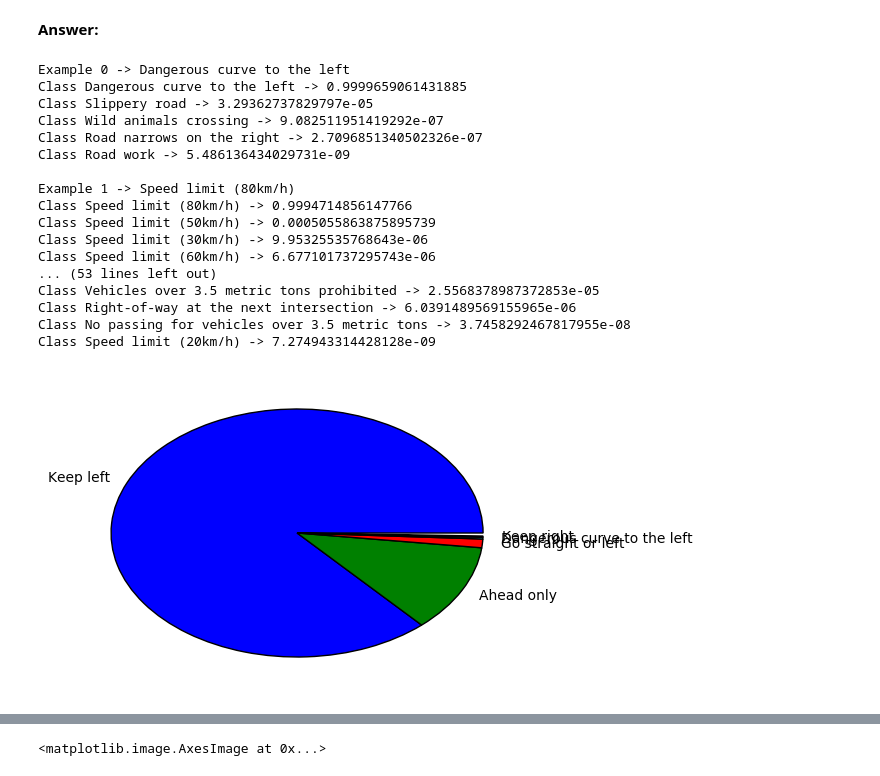
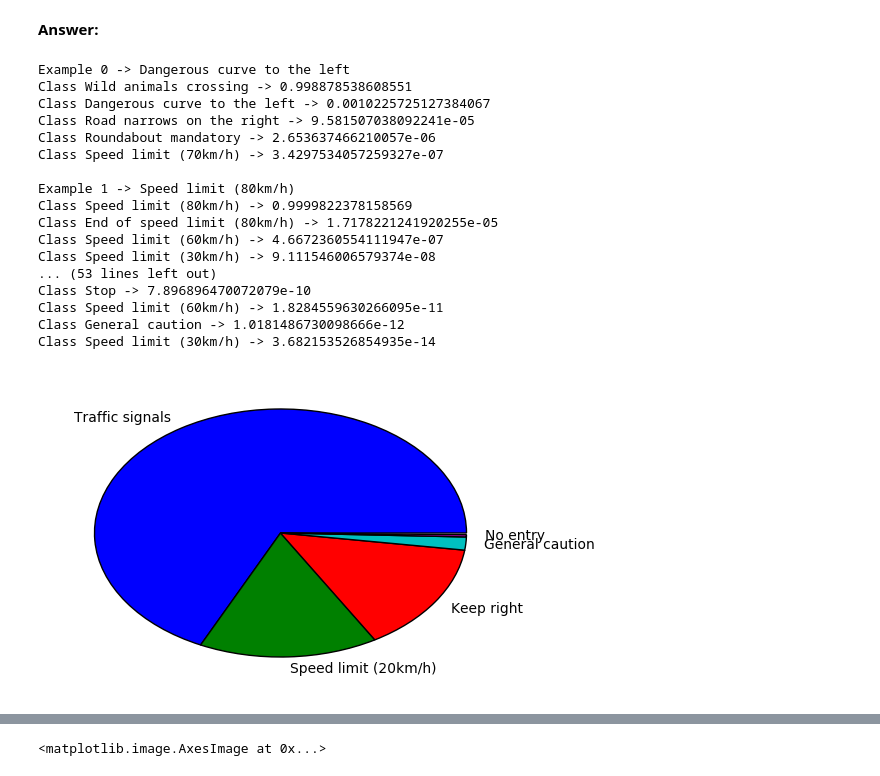
Before and after one commit to hristo-vrigazov/traffic-signs, a Jupyter notebook: Traffic_Sign_Classifier.ipynb, the cells around one changed output, grey strips where cells are left out. Saved outputs shown, nothing was run; the diff lists cells and outputs as text; code cells hidden in the pictures.

```diff
--- a/Traffic_Sign_Classifier.ipynb
+++ b/Traffic_Sign_Classifier.ipynb
@@ -391,7 +388,7 @@ def evaluate(X_data, y_data, sess):
     total_accuracy = 0
     for offset in range(0, num_examples, BATCH_SIZE):
         batch_x, batch_y = X_data[offset:offset+BATCH_SIZE], y_data[offset:offset+BATCH_SIZE]
-        accuracy = sess.run(accuracy_operation, feed_dict={x: batch_x, y: batch_y})
+        accuracy = sess.run(accuracy_operation, feed_dict={x: batch_x, y: batch_y, dropout_prob:1.0})
         total_accuracy += (accuracy * len(batch_x))
     return total_accuracy / num_examples
 # %%
@@ -422,22 +420,22 @@ with tf.Session() as sess:
         for offset in range(0, num_examples, BATCH_SIZE):
             end = offset + BATCH_SIZE
             batch_x, batch_y = X_train[offset:end], y_train[offset:end]
-            sess.run(training_operation, feed_dict={x: batch_x, y: batch_y})
+            sess.run(training_operation, feed_dict={x: batch_x, y: batch_y, dropout_prob:0.8})
 
-            for k in range(5):
-                rescaled_x, rescaled_y = get_scaled(batch_x, batch_y, 32 - (k*2+1))
-                sess.run(training_operation, feed_dict={x: rescaled_x, y:rescaled_y})
-            for k in range(-1, 2):
-                translated_x, translated_y = get_translated(batch_x, batch_y, k*2)
-                sess.run(training_operation, feed_dict={x: translated_x, y: translated_y})
+#             for k in range(5):
+#                 rescaled_x, rescaled_y = get_scaled(batch_x, batch_y, 32 - (k*2+1))
+#                 sess.run(training_operation, feed_dict={x: rescaled_x, y:rescaled_y})
+#             for k in range(-1, 2):
+#                 translated_x, translated_y = get_translated(batch_x, batch_y, k*2)
+#                 sess.run(training_operation, feed_dict={x: translated_x, y: translated_y})
 
-            for k in range(-1, 2):
-                translated_x, translated_y = get_translated(batch_x, batch_y, 0, k*2)
-                sess.run(training_operation, feed_dict={x: translated_x, y: translated_y})
+#             for k in range(-1, 2):
+#                 translated_x, translated_y = get_translated(batch_x, batch_y, 0, k*2)
+#                 sess.run(training_operation, feed_dict={x: translated_x, y: translated_y})
 
-            for l in range(-1, 2):
-                rotated_x, rotated_y = get_rotated(batch_x, batch_y, l*2)
-                sess.run(training_operation, feed_dict={x: rotated_x, y: rotated_y})
+#             for l in range(-1, 2):
+#                 rotated_x, rotated_y = get_rotated(batch_x, batch_y, l*2)
+#                 sess.run(training_operation, feed_dict={x: rotated_x, y: rotated_y})
 
         validation_accuracy = evaluate(X_validation, y_validation, sess)
         if validation_accuracy > best_validation_accuracy:
@@ -572,7 +575,7 @@ import tensorflow as tf
 with tf.Graph().as_default() as g:
     with tf.Session() as sess:
         loader = tf.train.import_meta_graph('lenet.meta')
-        x,y, one_hot= tf.get_collection('inputs')[:3]
+        x,y, one_hot, dropout_prob= tf.get_collection('inputs')[:4]
         logits, correct_prediction, accuracy_operation = tf.get_collection('outputs')[:3]
         loader.restore(sess, tf.train.latest_checkpoint('./'))
         test_accuracy = evaluate(X_new, y_new, sess)
@@ -594,13 +597,13 @@ _**NOTE:** You could check the accuracy manually by using `signnames.csv` (same
 with tf.Graph().as_default() as g:
     with tf.Session() as sess:
         loader = tf.train.import_meta_graph('lenet.meta')
-        x,y, one_hot= tf.get_collection('inputs')[:3]
+        x, y, one_hot, dropout_prob= tf.get_collection('inputs')[:4]
         logits, correct_prediction, accuracy_operation = tf.get_collection('outputs')[:3]
         loader.restore(sess, tf.train.latest_checkpoint('./'))
 #         test_accuracy = evaluate(X_new, y_new, sess)
         top_5 = tf.nn.top_k(tf.nn.softmax(logits), 5)
 
-        results = sess.run(top_5, feed_dict={x: X_new, y: y_new})
+        results = sess.run(top_5, feed_dict={x: X_new, y: y_new, dropout_prob: 1.0})
         top_5_predictions = results.values
         top_5_indices = results.indices
 
@@ -615,26 +618,26 @@ with tf.Graph().as_default() as g:
             print()
 # %% [output]
 Example 0 -> Dangerous curve to the left
-Class Dangerous curve to the left -> 0.9999659061431885
-Class Slippery road -> 3.29362737829797e-05
-Class Wild animals crossing -> 9.082511951419292e-07
-Class Road narrows on the right -> 2.7096851340502326e-07
-Class Road work -> 5.486136434029731e-09
+Class Wild animals crossing -> 0.998878538608551
+Class Dangerous curve to the left -> 0.0010225725127384067
+Class Road narrows on the right -> 9.581507038092241e-05
+Class Roundabout mandatory -> 2.653637466210057e-06
+Class Speed limit (70km/h) -> 3.4297534057259327e-07
 
 Example 1 -> Speed limit (80km/h)
-Class Speed limit (80km/h) -> 0.9994714856147766
-Class Speed limit (50km/h) -> 0.0005055863875895739
-Class Speed limit (30km/h) -> 9.95325535768643e-06
-Class Speed limit (60km/h) -> 6.677101737295743e-06
+Class Speed limit (80km/h) -> 0.9999822378158569
+Class End of speed limit (80km/h) -> 1.7178221241920255e-05
+Class Speed limit (60km/h) -> 4.6672360554111947e-07
+Class Speed limit (30km/h) -> 9.111546006579374e-08
 ... (53 lines left out)
-Class Vehicles over 3.5 metric tons prohibited -> 2.5568378987372853e-05
-Class Right-of-way at the next intersection -> 6.0391489569155965e-06
-Class No passing for vehicles over 3.5 metric tons -> 3.7458292467817955e-08
-Class Speed limit (20km/h) -> 7.274943314428128e-09
+Class Stop -> 7.896896470072079e-10
+Class Speed limit (60km/h) -> 1.8284559630266095e-11
+Class General caution -> 1.0181486730098666e-12
+Class Speed limit (30km/h) -> 3.682153526854935e-14
 # %%
-predictions = top_5_predictions[4]
-classes = list(map(get_meaningful_class_name, top_5_indices[4]))
+predictions = top_5_predictions[6]
+classes = list(map(get_meaningful_class_name, top_5_indices[6]))
 plt.pie(predictions, labels=classes)
 plt.show()
 # %% [output]
-[figure, old version]
+[figure, new version]
```
Also changed, not shown: parts of 13 cells of this notebook, 3 other files.
